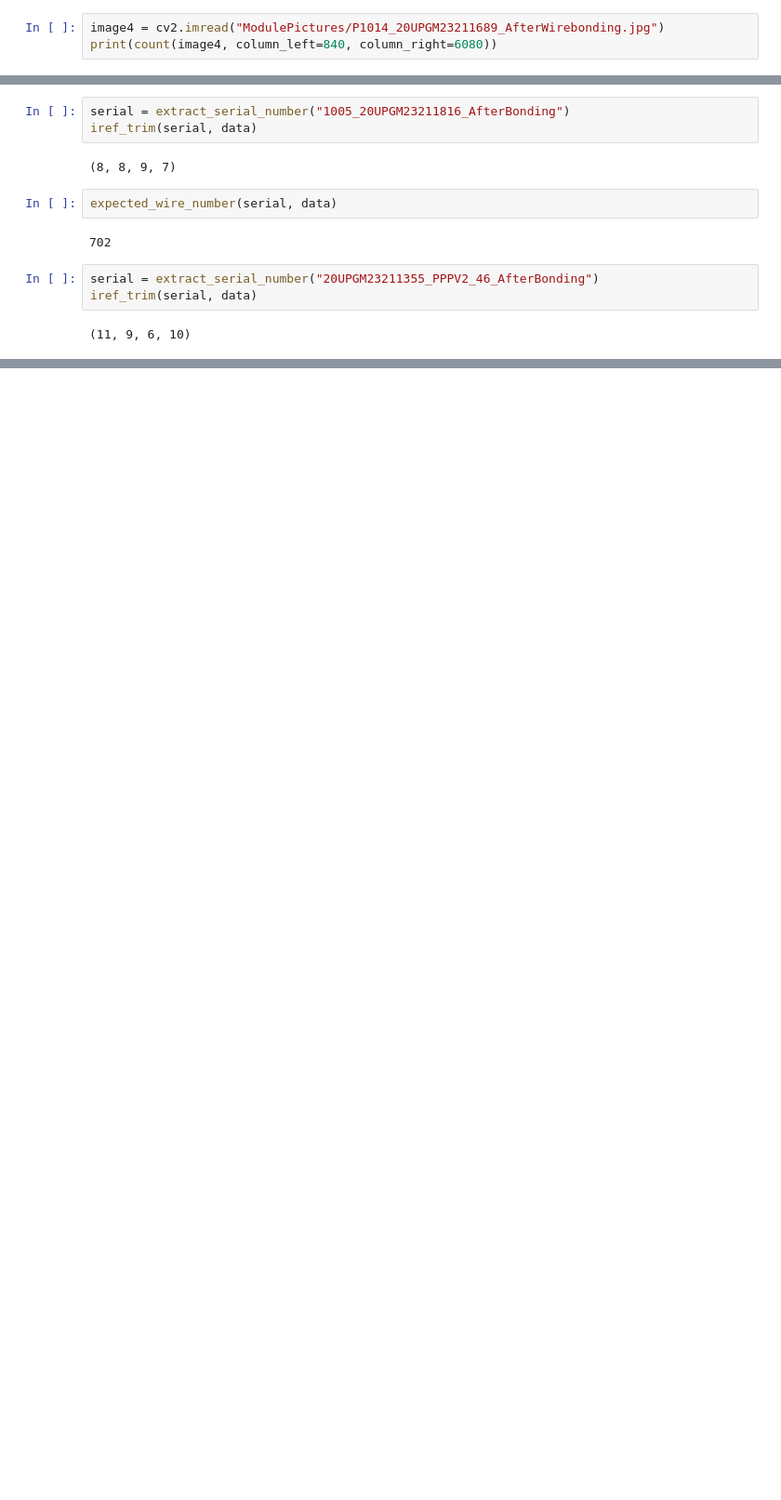
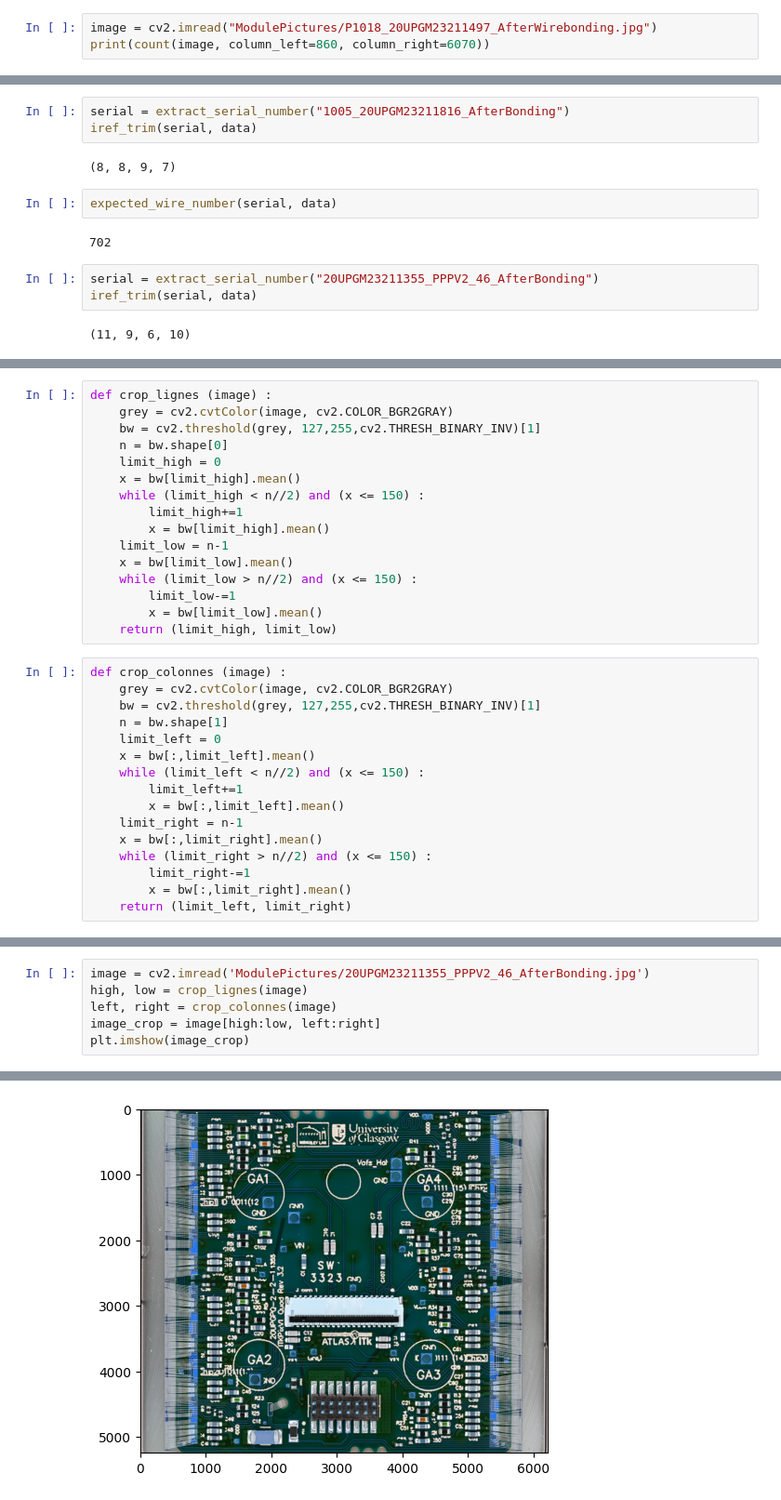
Before and after one commit to GabrielVandersippe/cern-cablage, a Jupyter notebook: lucas.ipynb, the cells around one changed output, grey strips where cells are left out. Shown at 93% size. Drawn from its saved outputs; the diff is of its cells as text; blank space fills up the shorter version.

```diff
--- a/lucas.ipynb
+++ b/lucas.ipynb
@@ -85,4 +79,4 @@ print(count(image3, column_left=777, column_right=6080))
 # %%
-image4 = cv2.imread("ModulePictures/P1014_20UPGM23211689_AfterWirebonding.jpg")
-print(count(image4, column_left=840, column_right=6080))
+image = cv2.imread("ModulePictures/P1018_20UPGM23211497_AfterWirebonding.jpg")
+print(count(image, column_left=860, column_right=6070))
 # %% [output]
@@ -145,0 +216,32 @@ np.True_
+# %%
+def crop_lignes (image) :
+    grey = cv2.cvtColor(image, cv2.COLOR_BGR2GRAY)
+    bw = cv2.threshold(grey, 127,255,cv2.THRESH_BINARY_INV)[1]
+    n = bw.shape[0]
+    limit_high = 0
+    x = bw[limit_high].mean()
+    while (limit_high < n//2) and (x <= 150) :
+        limit_high+=1
+        x = bw[limit_high].mean()
+    limit_low = n-1
+    x = bw[limit_low].mean()
+    while (limit_low > n//2) and (x <= 150) :
+        limit_low-=1
+        x = bw[limit_low].mean()
+    return (limit_high, limit_low)
+# %%
+def crop_colonnes (image) :
+    grey = cv2.cvtColor(image, cv2.COLOR_BGR2GRAY)
+    bw = cv2.threshold(grey, 127,255,cv2.THRESH_BINARY_INV)[1]
+    n = bw.shape[1]
+    limit_left = 0
+    x = bw[:,limit_left].mean()
+    while (limit_left < n//2) and (x <= 150) :
+        limit_left+=1
+        x = bw[:,limit_left].mean()
+    limit_right = n-1
+    x = bw[:,limit_right].mean()
+    while (limit_right > n//2) and (x <= 150) :
+        limit_right-=1
+        x = bw[:,limit_right].mean()
+    return (limit_left, limit_right)
@@ -145,0 +325,7 @@ np.True_
+# %%
+image = cv2.imread('ModulePictures/20UPGM23211355_PPPV2_46_AfterBonding.jpg')
+high, low = crop_lignes(image)
+left, right = crop_colonnes(image)
+image_crop = image[high:low, left:right]
+plt.imshow(image_crop)
+# %% [output]
@@ -145,0 +333 @@ np.True_
+[figure, added]
```
Also changed, not shown: parts of 19 cells of this notebook.
